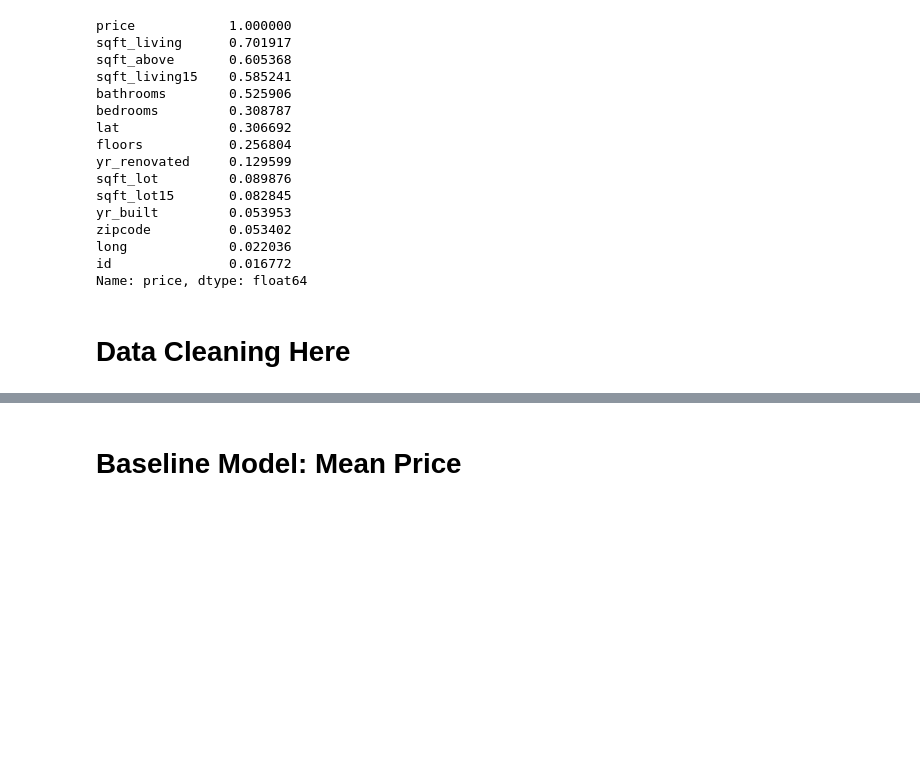
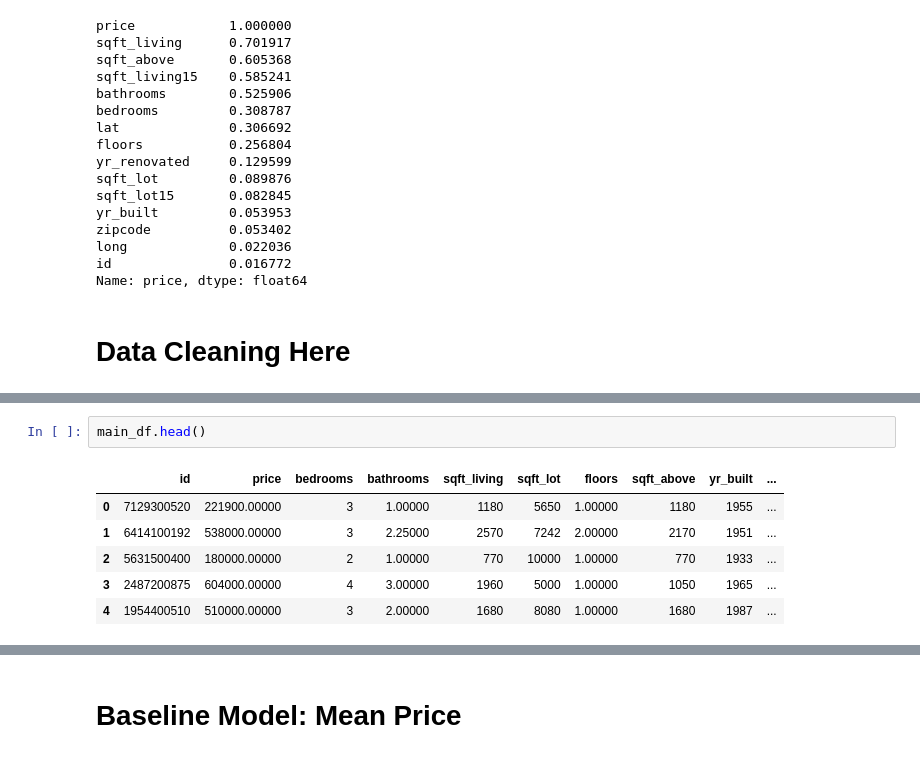
Before and after one commit to MackoyS/sarah-and-mackoy-price-modeling, a Jupyter notebook: DraftProject.ipynb, the cells around one changed output, grey strips where cells are left out. Saved outputs shown, nothing was run; the diff lists cells and outputs as text; blank space fills up the shorter version.

```diff
--- a/DraftProject.ipynb
+++ b/DraftProject.ipynb
@@ -225,3 +223,12 @@ memory usage: 2.8+ MB
+# %%
+main_df.head()
+# %% [output]
+|  | id | price | bedrooms | bathrooms | sqft_living | sqft_lot | floors | sqft_above | yr_built | ... |
+| 0 | 7129300520 | 221900.00000 | 3 | 1.00000 | 1180 | 5650 | 1.00000 | 1180 | 1955 | ... |
+| 1 | 6414100192 | 538000.00000 | 3 | 2.25000 | 2570 | 7242 | 2.00000 | 2170 | 1951 | ... |
+| 2 | 5631500400 | 180000.00000 | 2 | 1.00000 | 770 | 10000 | 1.00000 | 770 | 1933 | ... |
+| 3 | 2487200875 | 604000.00000 | 4 | 3.00000 | 1960 | 5000 | 1.00000 | 1050 | 1965 | ... |
+| 4 | 1954400510 | 510000.00000 | 3 | 2.00000 | 1680 | 8080 | 1.00000 | 1680 | 1987 | ... |
 # %%
 #remove outliers THIS. IS. THE. CORRECT. CODE (we hope)
 
```
Also changed, not shown: parts of 11 cells of this notebook.
